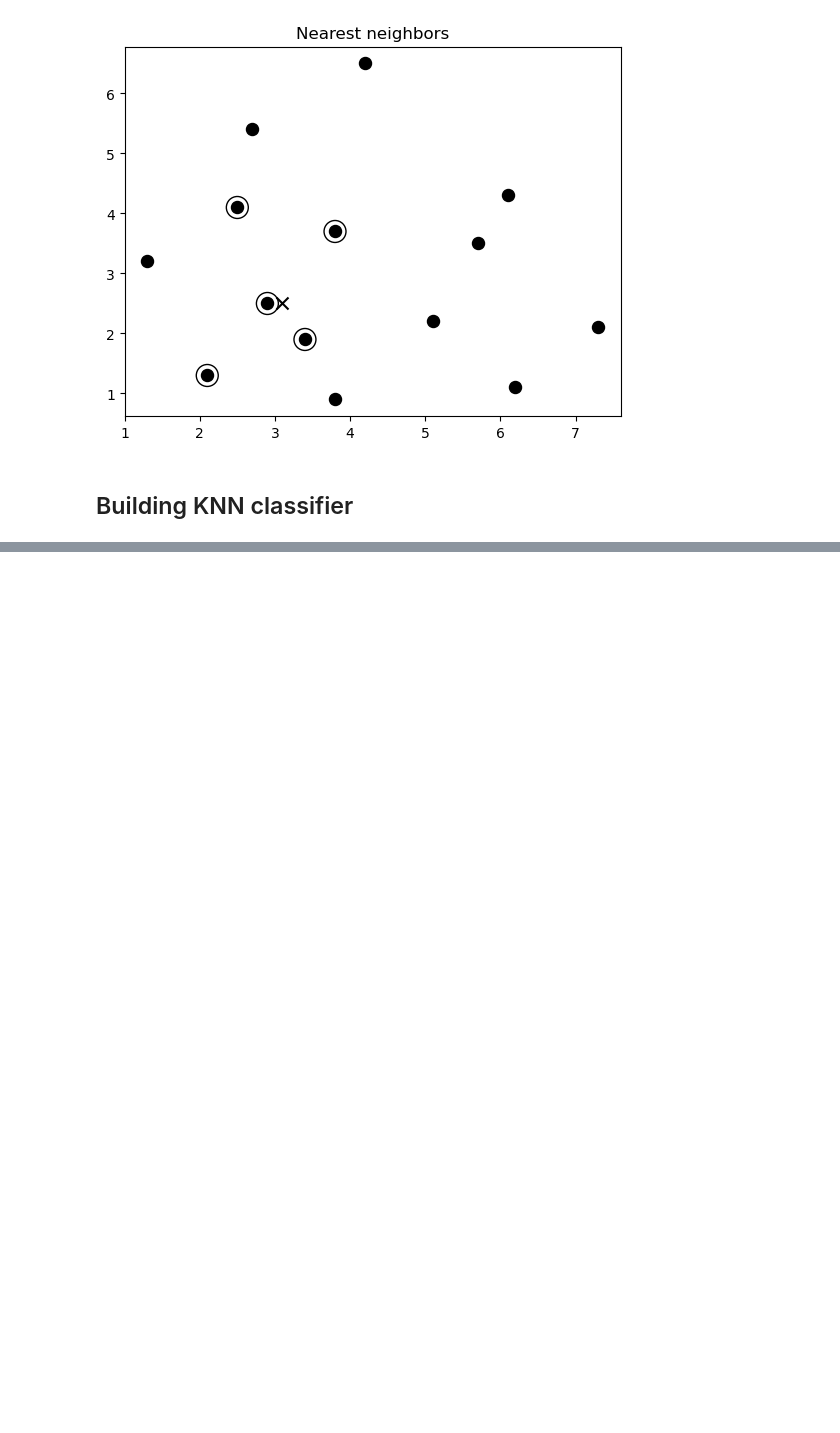
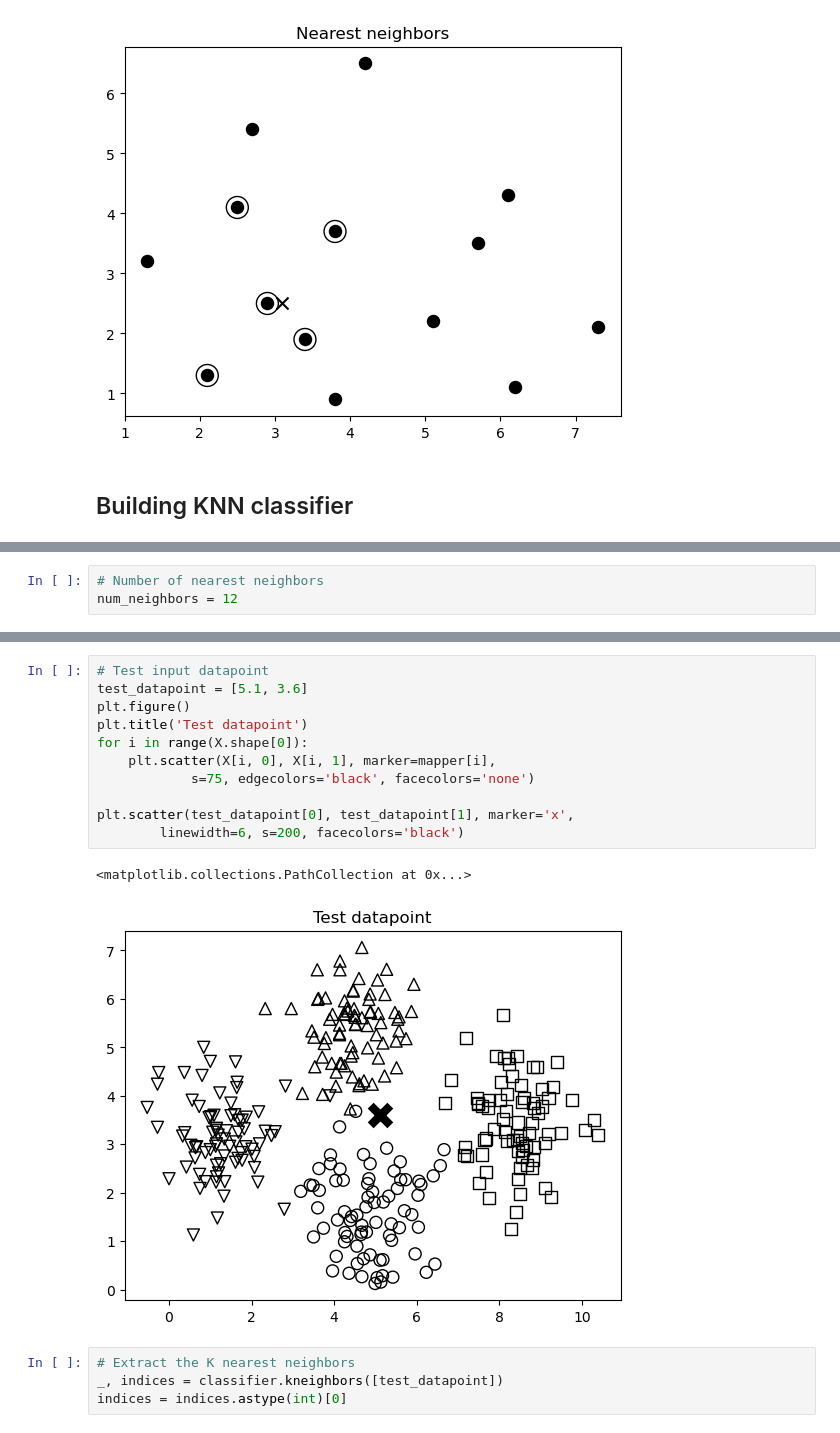
Before and after one commit to Amithmg6/project_recommand, a Jupyter notebook: aiwpy_chap5/pipeline_trainer_nb.ipynb, the cells around one changed output, grey strips where cells are left out. Saved outputs shown, nothing was run; the diff lists cells and outputs as text; blank space fills up the shorter version.

```diff
--- a/aiwpy_chap5/pipeline_trainer_nb.ipynb
+++ b/aiwpy_chap5/pipeline_trainer_nb.ipynb
@@ -174,0 +221,3 @@ plt.show()
+# %%
+# Number of nearest neighbors
+num_neighbors = 12
@@ -174,0 +264,18 @@ plt.show()
+# %%
+# Test input datapoint
+test_datapoint = [5.1, 3.6]
+plt.figure()
+plt.title('Test datapoint')
+for i in range(X.shape[0]):
+    plt.scatter(X[i, 0], X[i, 1], marker=mapper[i],
+            s=75, edgecolors='black', facecolors='none')
+
+plt.scatter(test_datapoint[0], test_datapoint[1], marker='x',
+        linewidth=6, s=200, facecolors='black')
+# %% [output]
+<matplotlib.collections.PathCollection at 0x...>
+[figure, added]
+# %%
+# Extract the K nearest neighbors
+_, indices = classifier.kneighbors([test_datapoint])
+indices = indices.astype(int)[0]
```
Also changed, not shown: parts of 15 cells of this notebook, 1 other file.
